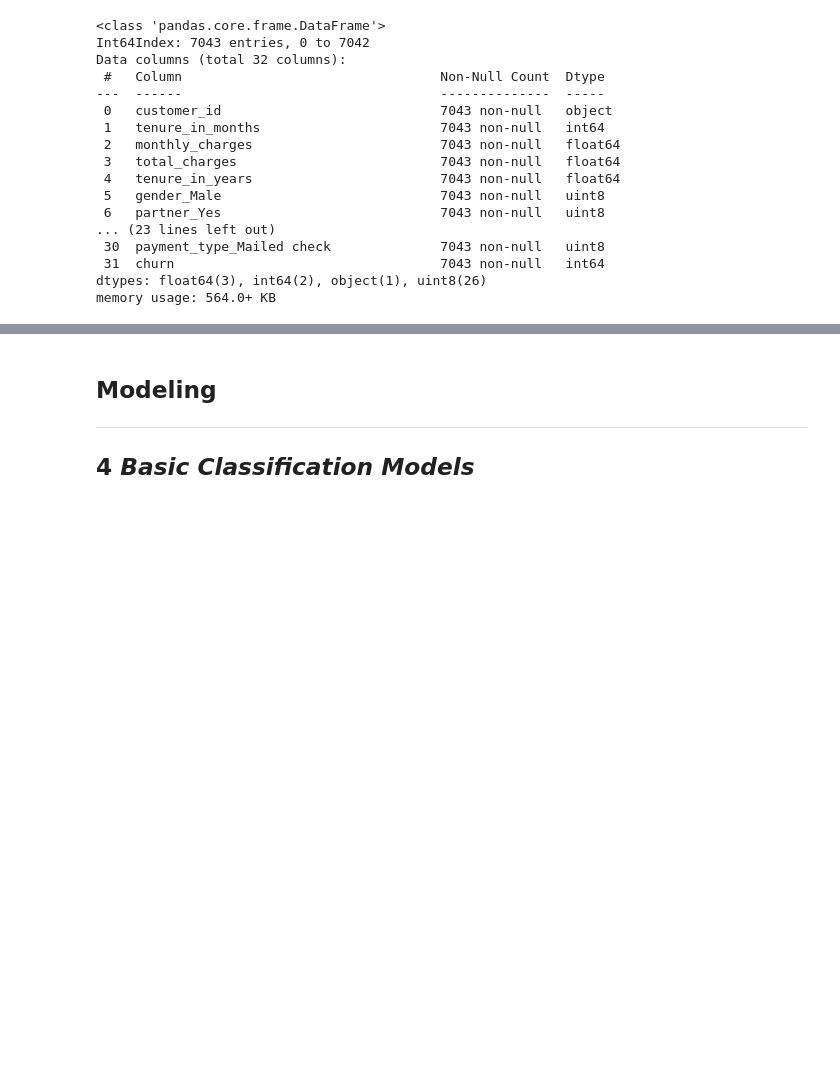
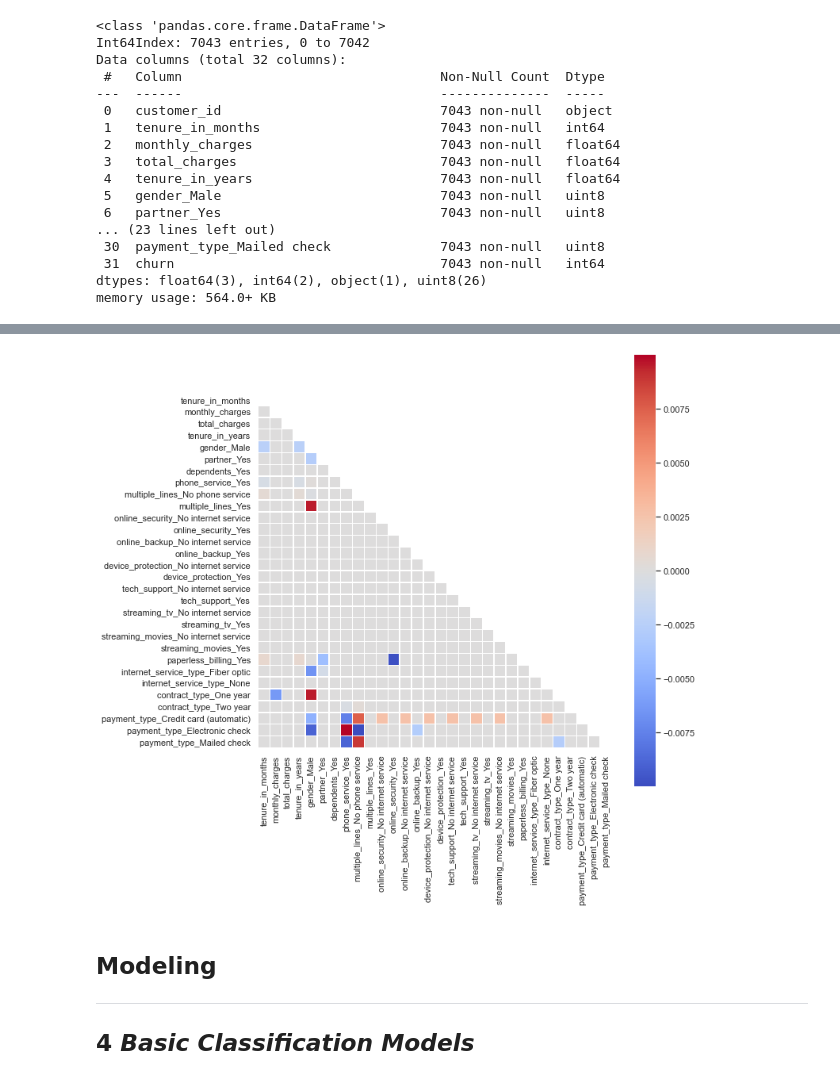
Before and after one commit to Promeos/telco-churn-project, a Jupyter notebook: telco_report.ipynb, the cells around one changed output, grey strips where cells are left out. Drawn from its saved outputs; the diff is of its cells as text; code cells hidden in the pictures; blank space fills up the shorter version.

```diff
--- a/telco_report.ipynb
+++ b/telco_report.ipynb
@@ -303,3 +379,15 @@ plt.xlim(df_telco.monthly_charges.min(),
+# %%
+a = X_train.corr()[abs(X_train.corr()) < .01].replace(np.nan,0)
+# %%
+mask = np.zeros_like(a)
+mask[np.triu_indices_from(mask)] = True
+
+with sns.axes_style("white"):
+    f, ax = plt.subplots(figsize=(10, 10))
+
+    ax = sns.heatmap(a, mask=mask,square=True, cmap='coolwarm', linewidths=.5)
+# %% [output]
+[figure, added]
 # %% [markdown]
 ## Modeling
 ---
```
Also changed, not shown: parts of 26 cells of this notebook, 1 other file.
